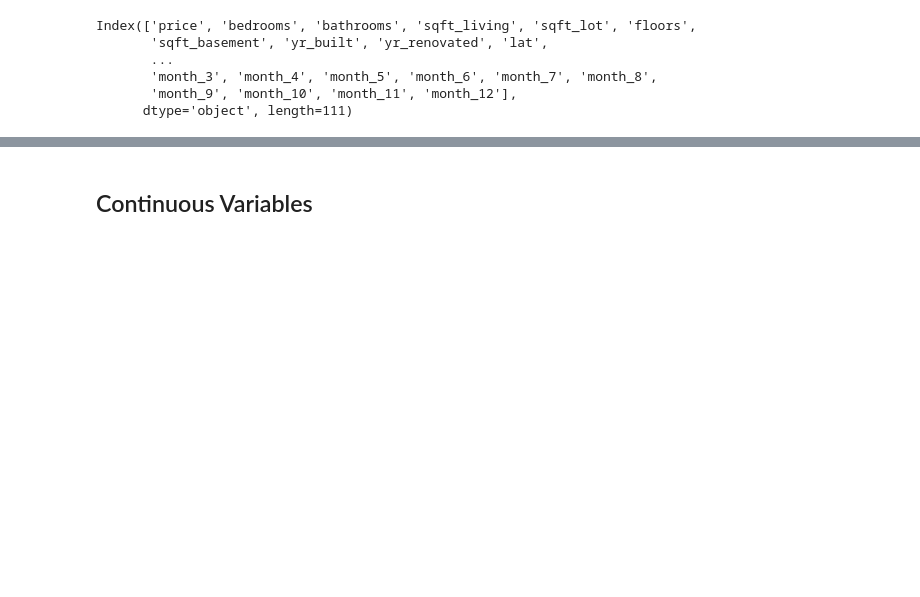
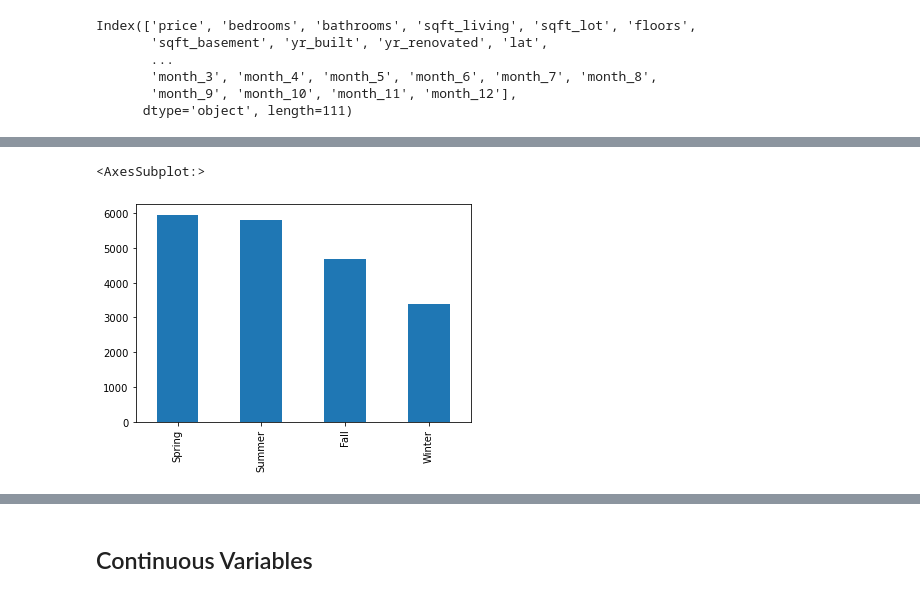
Before and after one commit to hoganbyun/dsc-phase-2-project, a Jupyter notebook: student.ipynb, the cells around one changed output, grey strips where cells are left out. Drawn from its saved outputs; the diff is of its cells as text; code cells hidden in the pictures; blank space fills up the shorter version.

Commit message:
binned categorical variables, add zipcode to city data

```diff
--- a/student.ipynb
+++ b/student.ipynb
@@ -500,0 +708,3 @@ Index(['price', 'bedrooms', 'bathrooms', 'sqft_living', 'sqft_lot', 'floors',
+# %%
+bin_df = bin_df.join(zip_df.set_index('Zip Code'), on='zipcode', how='left')
+bin_df.head()
@@ -500,0 +722,2 @@ Index(['price', 'bedrooms', 'bathrooms', 'sqft_living', 'sqft_lot', 'floors',
+# %%
+bin_df.drop('zipcode', axis=1, inplace=True)
@@ -500,0 +734,2 @@ Index(['price', 'bedrooms', 'bathrooms', 'sqft_living', 'sqft_lot', 'floors',
+# %%
+bin_df.loc[bin_df['month'] == 12, 'month'] = 0
@@ -500,0 +753,3 @@ Index(['price', 'bedrooms', 'bathrooms', 'sqft_living', 'sqft_lot', 'floors',
+# %%
+month_bins = [-1, 2, 5, 8, 11]
+pd.cut(bin_df['month'], month_bins, labels=['Winter', 'Spring', 'Summer', 'Fall'])
@@ -500,0 +770,6 @@ Index(['price', 'bedrooms', 'bathrooms', 'sqft_living', 'sqft_lot', 'floors',
+# %%
+season_bins = pd.cut(bin_df['month'], month_bins, labels=['Winter', 'Spring', 'Summer', 'Fall'])
+season_bins.value_counts().plot.bar()
+# %% [output]
+<AxesSubplot:>
+[figure, added]
```
Also changed, not shown: parts of 49 cells of this notebook, 1 other file.
